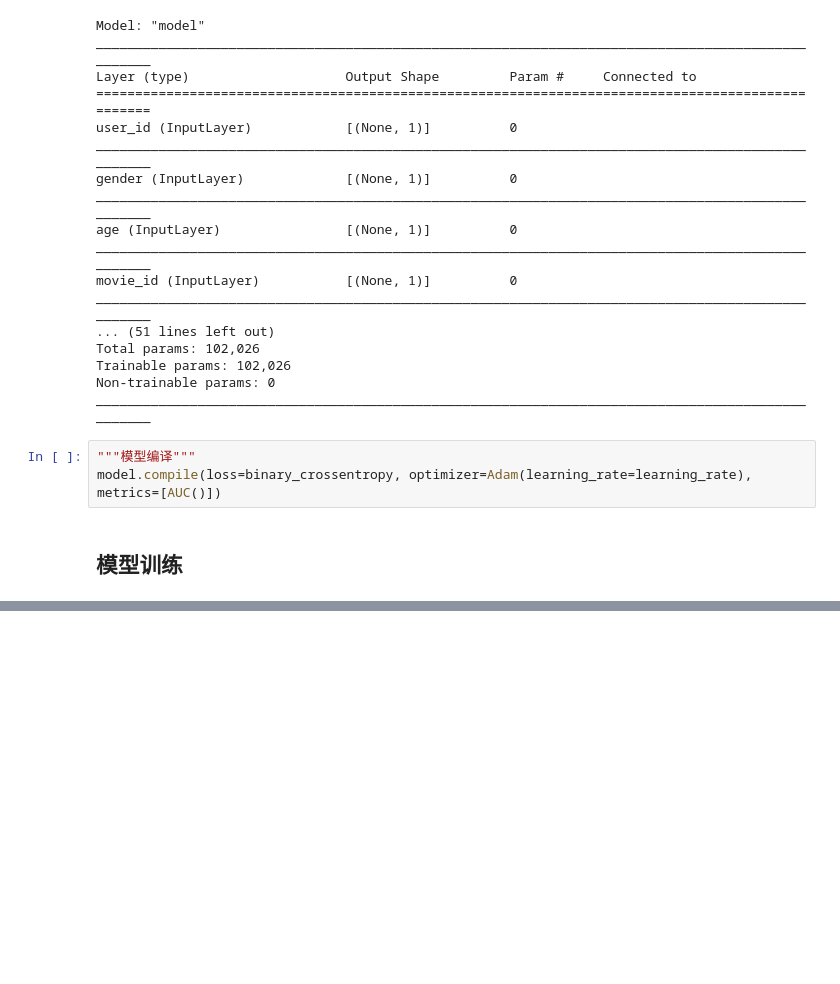
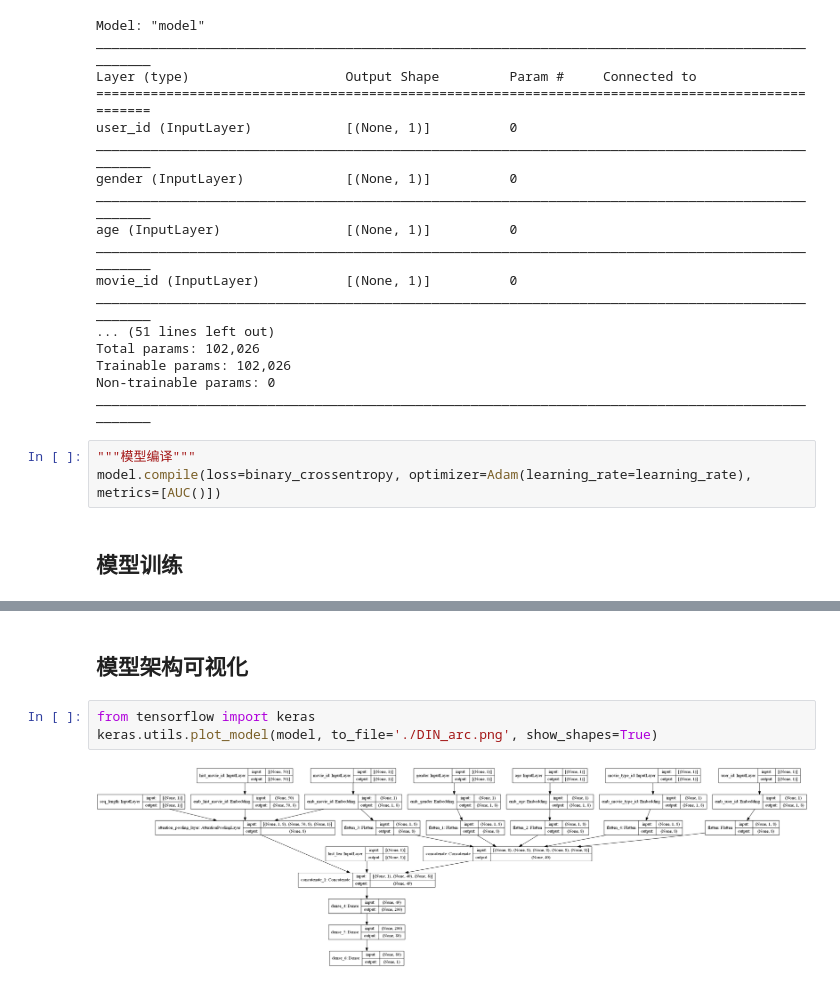
Before and after one commit to zhongqiangwu960812/AI-RecommenderSystem, a Jupyter notebook: DIN/DeepCTRStyle/main.ipynb, the cells around one changed output, grey strips where cells are left out. Drawn from its saved outputs; the diff is of its cells as text; blank space fills up the shorter version.

```diff
--- a/DIN/DeepCTRStyle/main.ipynb
+++ b/DIN/DeepCTRStyle/main.ipynb
@@ -149,0 +147,7 @@ plt.show()
+# %% [markdown]
+## 模型架构可视化
+# %%
+from tensorflow import keras
+keras.utils.plot_model(model, to_file='./DIN_arc.png', show_shapes=True)
+# %% [output]
+[figure, added]
```
Also changed, not shown: parts of 3 cells of this notebook, 12 other files.
